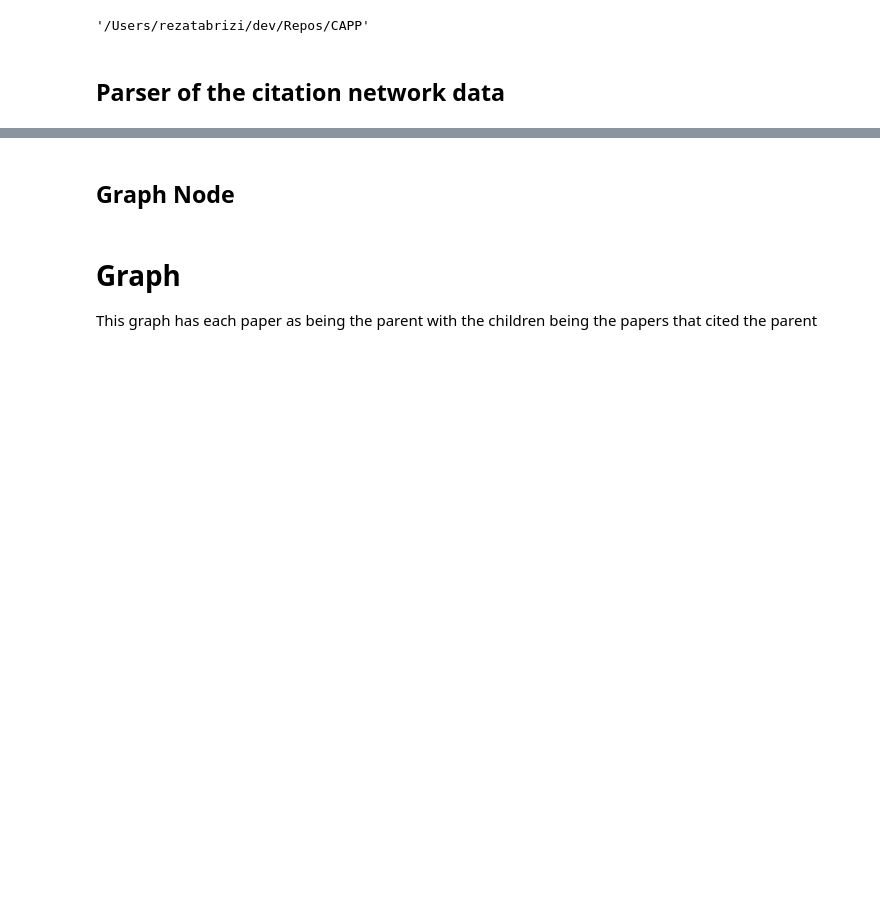
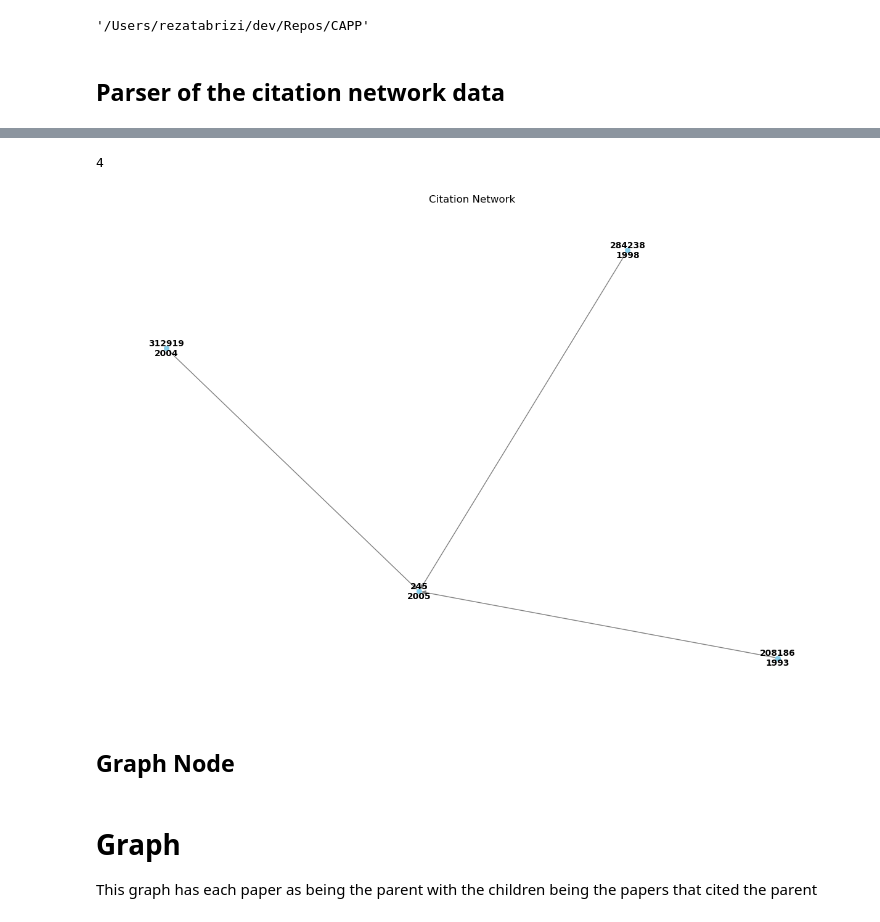
Before and after one commit to rezabrizi/CAPP, a Jupyter notebook: citation_network_v1.ipynb, the cells around one changed output, grey strips where cells are left out. Saved outputs shown, nothing was run; the diff lists cells and outputs as text; code cells hidden in the pictures; blank space fills up the shorter version.

```diff
--- a/citation_network_v1.ipynb
+++ b/citation_network_v1.ipynb
@@ -44,3 +64,41 @@ with open ("../../../Downloads/v1_citation_net.txt", "r") as net_file:
+# %%
+import networkx as nx
+import matplotlib.pyplot as plt
+
+def build_subgraph(citation, start_node):
+    G = nx.DiGraph()
+    visited = set()
+
+    def add_node_and_refs(node_id):
+        if node_id not in visited:
+            visited.add(node_id)
+            node = citation[node_id]
+            G.add_node(node_id, year=node.year)
+            for ref in node.refs:
+                G.add_edge(ref, node_id)
+                add_node_and_refs(ref)
+
+    add_node_and_refs(start_node)
+    return G
+
+def draw_graph(G):
+    pos = nx.spring_layout(G)
+    years = nx.get_node_attributes(G, 'year')
+    print(len(years))
+    labels = {node: f"{node}\n{years[node]}" for node in G.nodes()}
+
+    plt.figure(figsize=(12, 8))
+    nx.draw(G, pos, with_labels=True, labels=labels, node_size=30, node_color='skyblue', font_size=10, font_weight='bold', edge_color='gray')
+    plt.title("Citation Network")
+    plt.show()
+
+# Specify the start node
+start_node = "245"
+G = build_subgraph(citation, start_node)
+draw_graph(G)
+# %% [output]
+4
+[figure, added]
 # %% [markdown]
 ## Graph Node
 # %%
```
Also changed, not shown: parts of 15 cells of this notebook, 2 other files.
